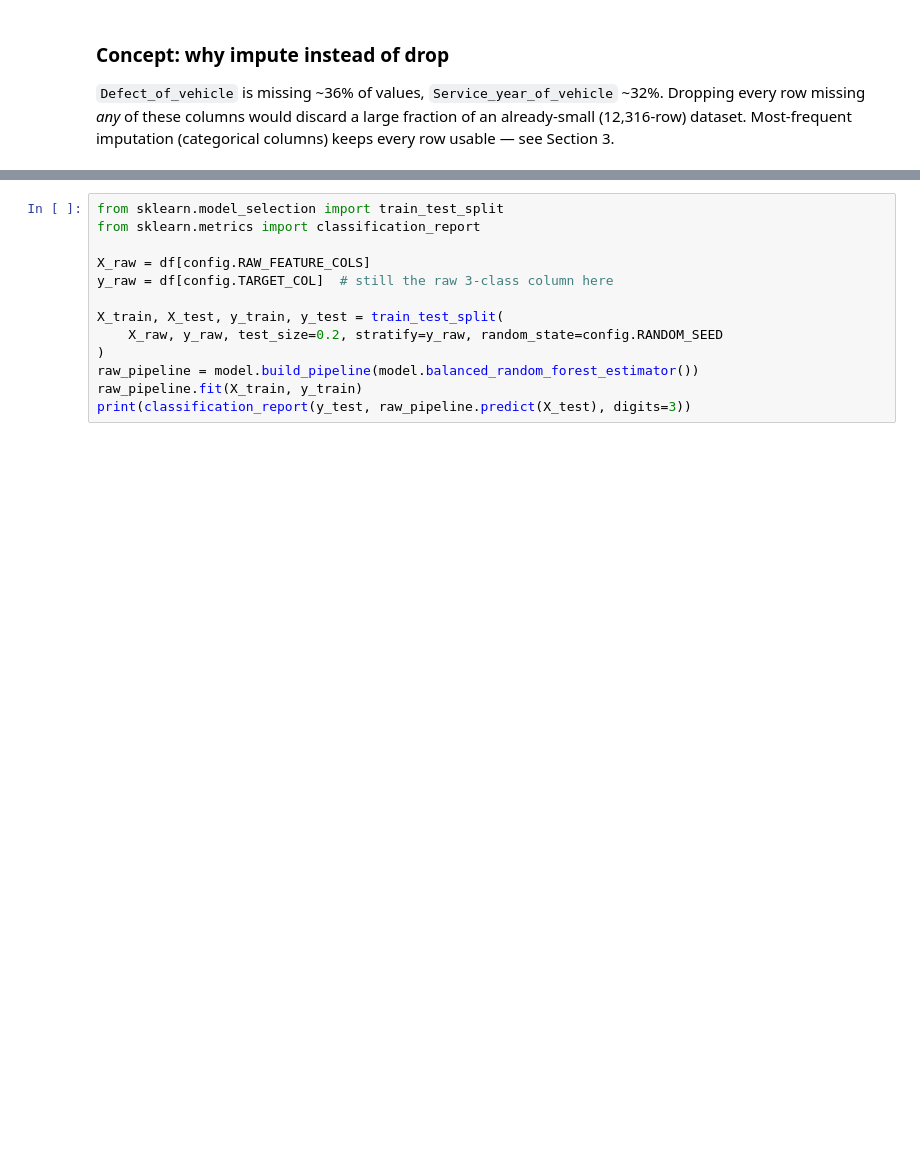
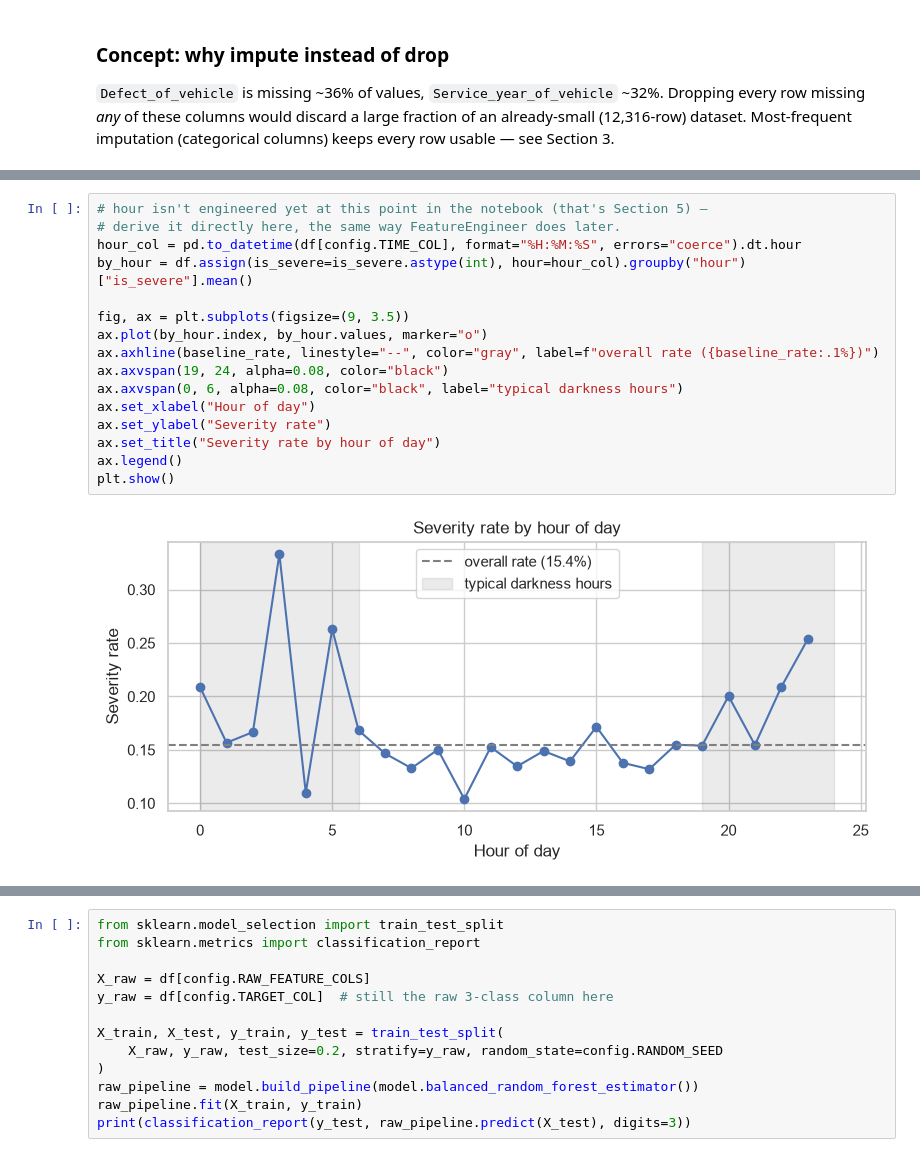
Before and after one commit to nhamhung/traffic-accident-severity, a Jupyter notebook: notebooks/01_eda_and_modeling.ipynb, the cells around one changed output, grey strips where cells are left out. Cells and saved outputs as stored; diff of their text form; blank space fills up the shorter version.

```diff
--- a/notebooks/01_eda_and_modeling.ipynb
+++ b/notebooks/01_eda_and_modeling.ipynb
@@ -167,0 +350,18 @@ imputation (categorical columns) keeps every row usable — see Section 3.
+# %%
+# hour isn't engineered yet at this point in the notebook (that's Section 5) —
+# derive it directly here, the same way FeatureEngineer does later.
+hour_col = pd.to_datetime(df[config.TIME_COL], format="%H:%M:%S", errors="coerce").dt.hour
+by_hour = df.assign(is_severe=is_severe.astype(int), hour=hour_col).groupby("hour")["is_severe"].mean()
+
+fig, ax = plt.subplots(figsize=(9, 3.5))
+ax.plot(by_hour.index, by_hour.values, marker="o")
+ax.axhline(baseline_rate, linestyle="--", color="gray", label=f"overall rate ({baseline_rate:.1%})")
+ax.axvspan(19, 24, alpha=0.08, color="black")
+ax.axvspan(0, 6, alpha=0.08, color="black", label="typical darkness hours")
+ax.set_xlabel("Hour of day")
+ax.set_ylabel("Severity rate")
+ax.set_title("Severity rate by hour of day")
+ax.legend()
+plt.show()
+# %% [output]
+[figure, added]
```
Also changed, not shown: parts of 22 cells of this notebook, 15 other files.
